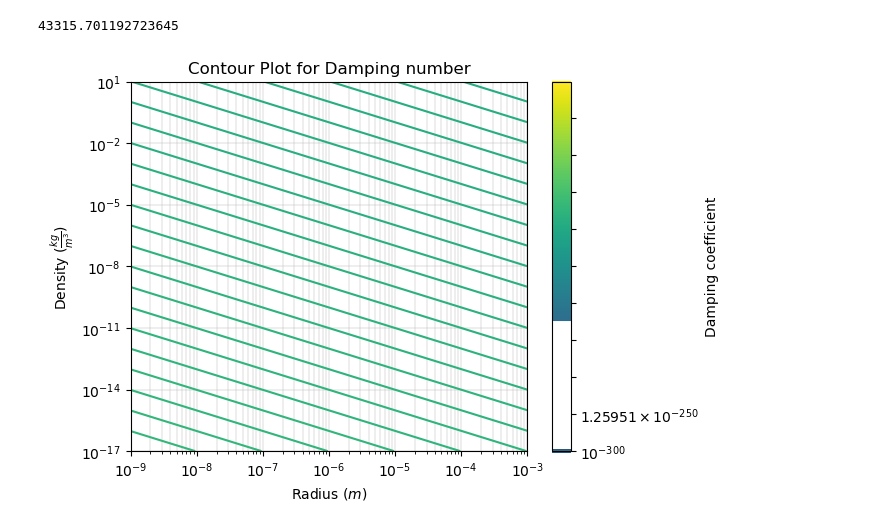
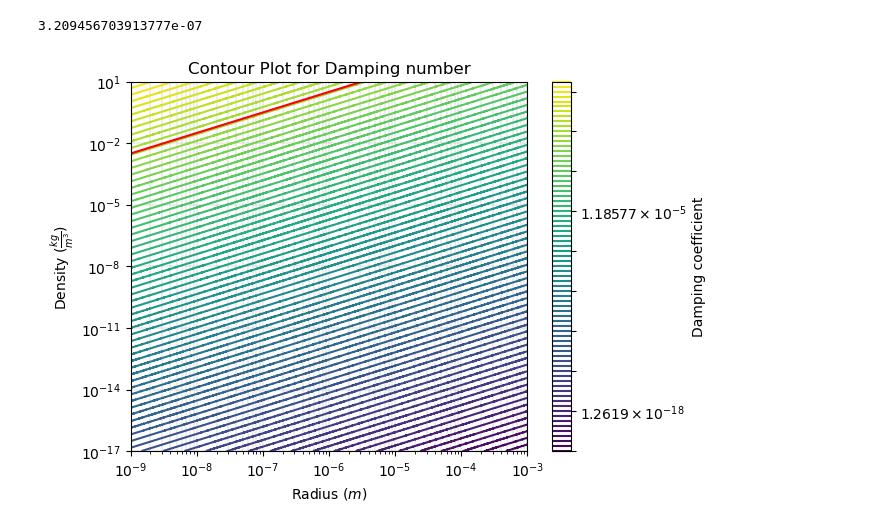
Before and after one commit to drraurau/Browndwarfs_Cloud, a Jupyter notebook: Damping_ratio.ipynb, the cells around one changed output. Drawn from its saved outputs; the diff is of its cells as text; code cells hidden in the pictures.

Commit message:
Damping ratio done

```diff
--- a/Damping_ratio.ipynb
+++ b/Damping_ratio.ipynb
@@ -10,13 +10,14 @@ def set_params(L, B_0, mu_0, rho_m, k_B,T,mu_bar, V_f):
 
     return {'length': L, 'magnetic_field_strength': B_0, 'magnetic_moment': mu_0, 'particle_density': rho_m, 'boltzmann_constant':k_B,'temperature':T, 'number_density':mu_bar, 'characteristic_volume': V_f}
 
-params = set_params(10,0.1,1,1,1.38*10**-23,2000,3.902*10**-27,1)
+params = set_params(10,0.1,5.49*10**-23,1,1.38*10**-23,2000,3.902*10**-27,1)
 # %%
 def A(params):
     L = params['length']
     B_0 = params['magnetic_field_strength']
     mu_0 = params['magnetic_moment']
     rho_m = params['particle_density']
+
     k_B = params['boltzmann_constant']
     T = params['temperature']
     mu_bar = params['number_density']
@@ -41,42 +42,48 @@ rho_log = np.logspace(-17,1,1000)
 Rad, Rho = np.meshgrid(Rad_log,rho_log)
 
 
-Damping = (A(params))/((Rad) * (Rho))
+Damping = (A(params))*Rho/((Rad))
 # %% [output]
-43315.701192723645
+3.209456703913777e-07
 # %%
 #Contour_plot_1 = plt.contourf(Rad,Rho, Knudsen,levels = [1], cmap = 'magma')
+Damping_plot = np.where(Damping > 0, Damping, 1e-30)
+vmin = Damping_plot.min()
+vmax = Damping_plot.max()
+
 Contour_plot = plt.contour(
     Rad,Rho, Damping,
-    levels = np.logspace(-300,200,500),
+    levels = np.logspace(np.log10(vmin),np.log10(vmax),75),
     #norm arguement tells you how the colour must be mapped
     norm = LogNorm(),
     cmap = 'viridis')
 plt.colorbar(label = 'Damping coefficient')
 
-"""
-Contour_plot2 = plt.contour(
+
+
+
+Contour_plot3 = plt.contour(
     Rad,Rho, Damping,
-    levels = [0.1],
+    levels = [1],
     #norm arguement tells you how the colour must be mapped
-    norm = LogNorm(),
-    cmap = 'cividis')
+    colors = 'red')
 
-"""
+
+
 plt.xlabel('Radius ($m$)')
 plt.ylabel('Density ($\\frac{kg}{m^3}$)')
 plt.xscale('log')
 plt.yscale('log')
 
 
 
 
 
 plt.title('Contour Plot for Damping number')
 
 plt.grid(which= 'both', linewidth = 0.3)
 
 
 plt.show()
 # %% [output]
-[figure, old version]
+[figure, new version]
```
